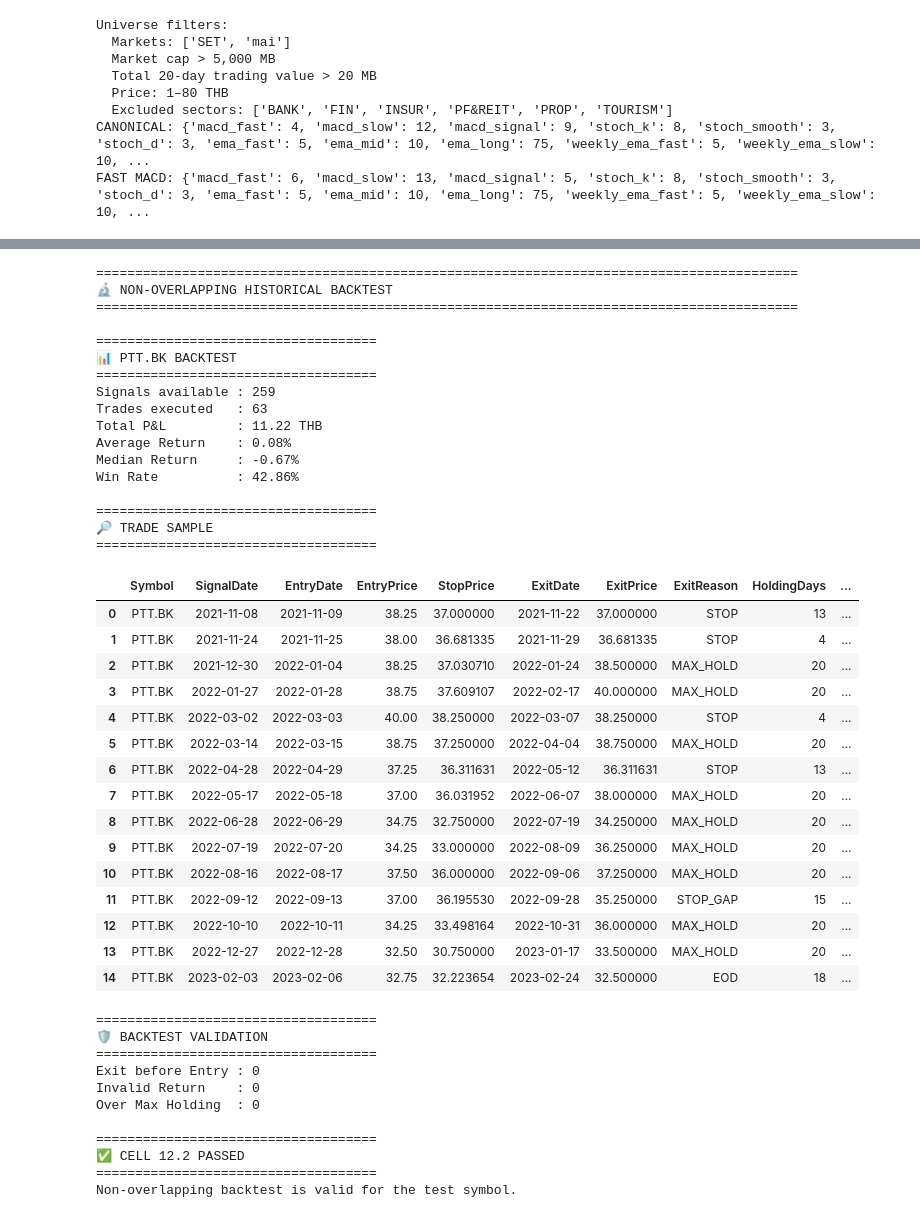
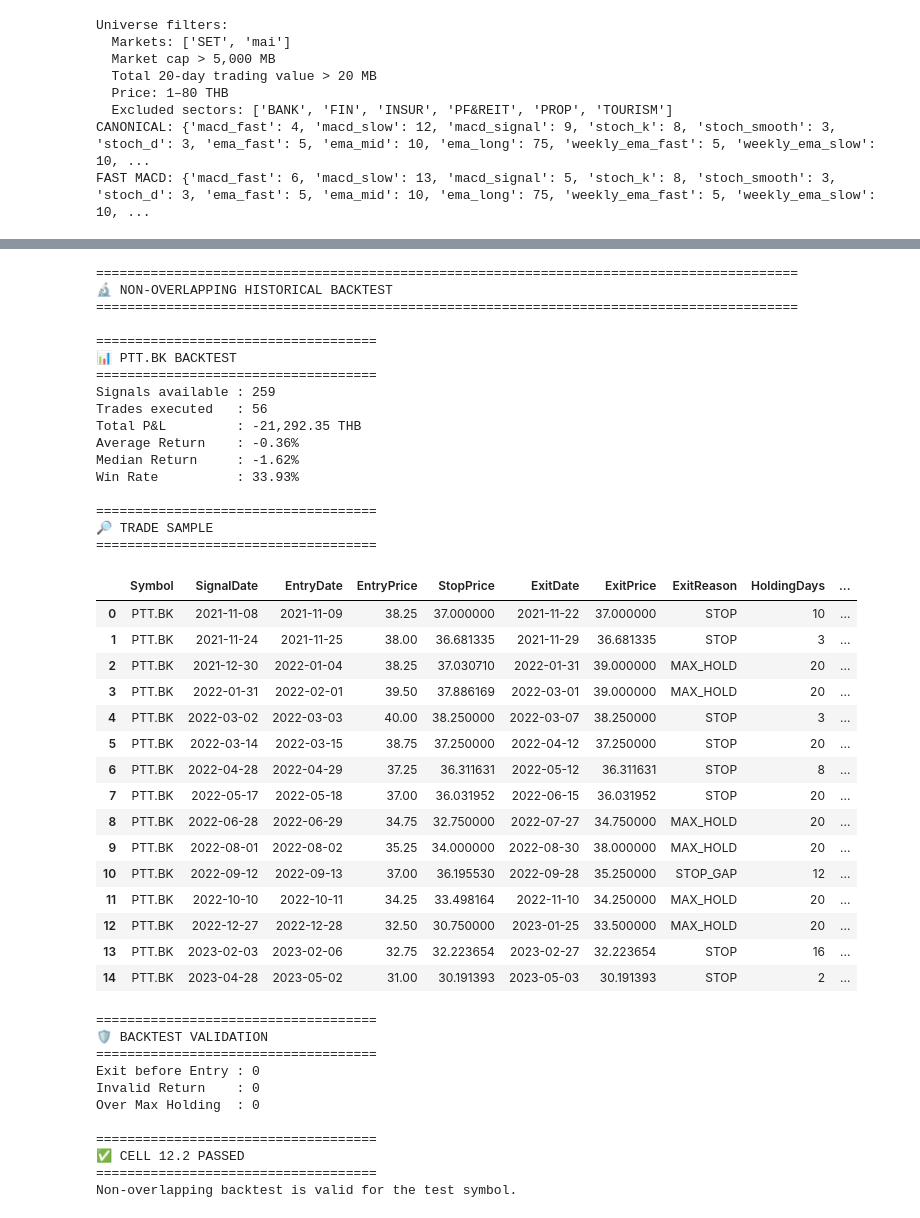
Before and after one commit to worasak2530seed/fast-hybrid-pro, a Jupyter notebook: results/Fast_Hybrid_Pro_execution_log.ipynb, the cells around one changed output, grey strips where cells are left out. Cells and saved outputs as stored; diff of their text form; code cells hidden in the pictures.

```diff
--- a/results/Fast_Hybrid_Pro_execution_log.ipynb
+++ b/results/Fast_Hybrid_Pro_execution_log.ipynb
@@ -4180,12 +4182,11 @@ def simulate_trade_fixed_stop(signal, price_data):
       - conservative gap/stop handling
       - target 1 tracking
       - target 2 exit
-      - hard MAX_HOLDING_DAYS time exit
+      - hard MAX_HOLDING_DAYS trading-session exit
       - MAE/MFE measured only while the trade is actually open
 
-    MAX_HOLDING_DAYS is interpreted as calendar days from EntryDate.
-    On the maximum-holding-date bar, STOP/TARGET rules have priority;
-    otherwise the position is closed at that day's Close.
+    The entry bar is session 1. STOP/TARGET rules have priority on the
+    final allowed session; otherwise the position closes at that Close.
     """
 
     entry_date = pd.Timestamp(signal["EntryDate"])
@@ -4206,13 +4207,10 @@ def simulate_trade_fixed_stop(signal, price_data):
     if future.empty:
         return None
 
-    max_hold_date = entry_date + pd.Timedelta(
-        days=MAX_HOLDING_DAYS
-    )
-
-    future = future.loc[
-        future.index <= max_hold_date
-    ].copy()
+    # Enforce the holding limit in exchange sessions, not calendar days.
+    # The entry-date bar is session 1. If fewer bars remain in the dataset,
+    # the trade is closed at the last available bar as EOD instead.
+    future = future.iloc[:int(MAX_HOLDING_DAYS)].copy()
 
     if future.empty:
         return None
@@ -4278,7 +4276,7 @@ def simulate_trade_fixed_stop(signal, price_data):
         # ----------------------------------------------------
         # STOP/TARGET checks above always have priority on this
         # date. If neither occurs, exit at the closing price.
-        if current_date >= max_hold_date:
+        if len(future) >= int(MAX_HOLDING_DAYS) and current_date == future.index[-1]:
             exit_date = current_date
             exit_price = day_close
             exit_reason = "MAX_HOLD"
@@ -4295,9 +4293,12 @@ def simulate_trade_fixed_stop(signal, price_data):
         exit_price = float(future.iloc[-1]["Close"])
         exit_reason = "EOD"
 
-    holding_days = (
-        pd.Timestamp(exit_date) - entry_date
-    ).days
+    holding_days = int(
+        price_data.loc[
+            (price_data.index >= entry_date)
+            & (price_data.index <= pd.Timestamp(exit_date))
+        ].shape[0]
+    )
 
     if holding_days > MAX_HOLDING_DAYS:
         raise AssertionError(
@@ -4506,53 +4507,53 @@ if not au_trades.empty:
     assert invalid_exit == 0
     assert invalid_return == 0
     assert invalid_holding == 0
 
     print("\n====================================")
     print("✅ CELL 12.2 PASSED")
     print("====================================")
     print(
         "Non-overlapping backtest is valid for the test symbol."
     )
 
 else:
     print(
         "\n⚠️ No executable trades found for",
         TEST_SYMBOL
     )
 # %% [output]
 ==========================================================================================
 🔬 NON-OVERLAPPING HISTORICAL BACKTEST
 ==========================================================================================
 
 ====================================
 📊 PTT.BK BACKTEST
 ====================================
 Signals available : 259
-Trades executed   : 63
-Total P&L         : 11.22 THB
-Average Return    : 0.08%
-Median Return     : -0.67%
-Win Rate          : 42.86%
+Trades executed   : 56
+Total P&L         : -21,292.35 THB
+Average Return    : -0.36%
+Median Return     : -1.62%
+Win Rate          : 33.93%
 
 ====================================
 🔎 TRADE SAMPLE
 ====================================
 |  | Symbol | SignalDate | EntryDate | EntryPrice | StopPrice | ExitDate | ExitPrice | ExitReason | HoldingDays | ... |
-| 0 | PTT.BK | 2021-11-08 | 2021-11-09 | 38.25 | 37.000000 | 2021-11-22 | 37.000000 | STOP | 13 | ... |
-| 1 | PTT.BK | 2021-11-24 | 2021-11-25 | 38.00 | 36.681335 | 2021-11-29 | 36.681335 | STOP | 4 | ... |
-| 2 | PTT.BK | 2021-12-30 | 2022-01-04 | 38.25 | 37.030710 | 2022-01-24 | 38.500000 | MAX_HOLD | 20 | ... |
-| 3 | PTT.BK | 2022-01-27 | 2022-01-28 | 38.75 | 37.609107 | 2022-02-17 | 40.000000 | MAX_HOLD | 20 | ... |
-| 4 | PTT.BK | 2022-03-02 | 2022-03-03 | 40.00 | 38.250000 | 2022-03-07 | 38.250000 | STOP | 4 | ... |
-| 5 | PTT.BK | 2022-03-14 | 2022-03-15 | 38.75 | 37.250000 | 2022-04-04 | 38.750000 | MAX_HOLD | 20 | ... |
-| 6 | PTT.BK | 2022-04-28 | 2022-04-29 | 37.25 | 36.311631 | 2022-05-12 | 36.311631 | STOP | 13 | ... |
-| 7 | PTT.BK | 2022-05-17 | 2022-05-18 | 37.00 | 36.031952 | 2022-06-07 | 38.000000 | MAX_HOLD | 20 | ... |
-| 8 | PTT.BK | 2022-06-28 | 2022-06-29 | 34.75 | 32.750000 | 2022-07-19 | 34.250000 | MAX_HOLD | 20 | ... |
-| 9 | PTT.BK | 2022-07-19 | 2022-07-20 | 34.25 | 33.000000 | 2022-08-09 | 36.250000 | MAX_HOLD | 20 | ... |
-| 10 | PTT.BK | 2022-08-16 | 2022-08-17 | 37.50 | 36.000000 | 2022-09-06 | 37.250000 | MAX_HOLD | 20 | ... |
-| 11 | PTT.BK | 2022-09-12 | 2022-09-13 | 37.00 | 36.195530 | 2022-09-28 | 35.250000 | STOP_GAP | 15 | ... |
-| 12 | PTT.BK | 2022-10-10 | 2022-10-11 | 34.25 | 33.498164 | 2022-10-31 | 36.000000 | MAX_HOLD | 20 | ... |
-| 13 | PTT.BK | 2022-12-27 | 2022-12-28 | 32.50 | 30.750000 | 2023-01-17 | 33.500000 | MAX_HOLD | 20 | ... |
-| 14 | PTT.BK | 2023-02-03 | 2023-02-06 | 32.75 | 32.223654 | 2023-02-24 | 32.500000 | EOD | 18 | ... |
+| 0 | PTT.BK | 2021-11-08 | 2021-11-09 | 38.25 | 37.000000 | 2021-11-22 | 37.000000 | STOP | 10 | ... |
+| 1 | PTT.BK | 2021-11-24 | 2021-11-25 | 38.00 | 36.681335 | 2021-11-29 | 36.681335 | STOP | 3 | ... |
+| 2 | PTT.BK | 2021-12-30 | 2022-01-04 | 38.25 | 37.030710 | 2022-01-31 | 39.000000 | MAX_HOLD | 20 | ... |
+| 3 | PTT.BK | 2022-01-31 | 2022-02-01 | 39.50 | 37.886169 | 2022-03-01 | 39.000000 | MAX_HOLD | 20 | ... |
+| 4 | PTT.BK | 2022-03-02 | 2022-03-03 | 40.00 | 38.250000 | 2022-03-07 | 38.250000 | STOP | 3 | ... |
+| 5 | PTT.BK | 2022-03-14 | 2022-03-15 | 38.75 | 37.250000 | 2022-04-12 | 37.250000 | STOP | 20 | ... |
+| 6 | PTT.BK | 2022-04-28 | 2022-04-29 | 37.25 | 36.311631 | 2022-05-12 | 36.311631 | STOP | 8 | ... |
+| 7 | PTT.BK | 2022-05-17 | 2022-05-18 | 37.00 | 36.031952 | 2022-06-15 | 36.031952 | STOP | 20 | ... |
+| 8 | PTT.BK | 2022-06-28 | 2022-06-29 | 34.75 | 32.750000 | 2022-07-27 | 34.750000 | MAX_HOLD | 20 | ... |
+| 9 | PTT.BK | 2022-08-01 | 2022-08-02 | 35.25 | 34.000000 | 2022-08-30 | 38.000000 | MAX_HOLD | 20 | ... |
+| 10 | PTT.BK | 2022-09-12 | 2022-09-13 | 37.00 | 36.195530 | 2022-09-28 | 35.250000 | STOP_GAP | 12 | ... |
+| 11 | PTT.BK | 2022-10-10 | 2022-10-11 | 34.25 | 33.498164 | 2022-11-10 | 34.250000 | MAX_HOLD | 20 | ... |
+| 12 | PTT.BK | 2022-12-27 | 2022-12-28 | 32.50 | 30.750000 | 2023-01-25 | 33.500000 | MAX_HOLD | 20 | ... |
+| 13 | PTT.BK | 2023-02-03 | 2023-02-06 | 32.75 | 32.223654 | 2023-02-27 | 32.223654 | STOP | 16 | ... |
+| 14 | PTT.BK | 2023-04-28 | 2023-05-02 | 31.00 | 30.191393 | 2023-05-03 | 30.191393 | STOP | 2 | ... |
 ====================================
 🛡️ BACKTEST VALIDATION
 ====================================
```
Also changed, not shown: parts of 27 cells of this notebook, 2 other files.
